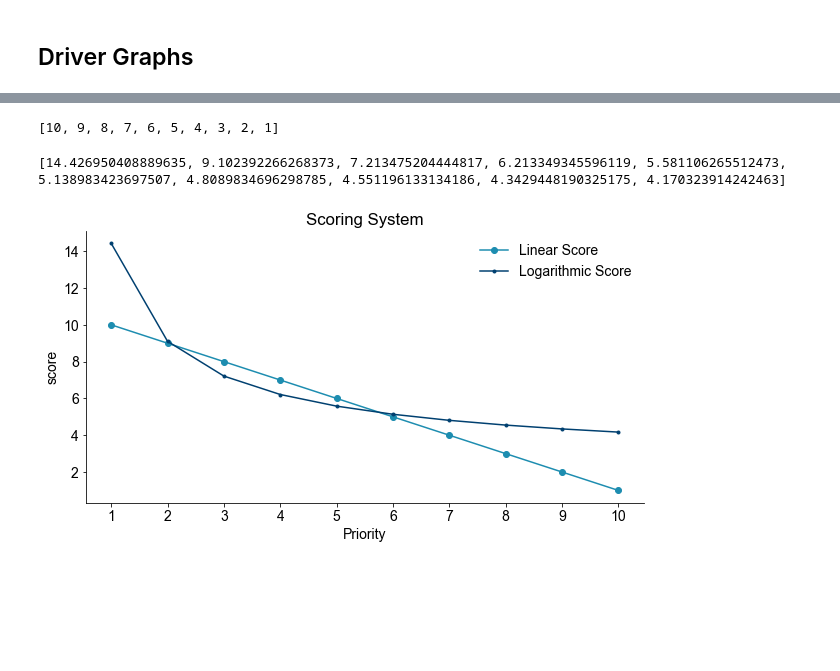
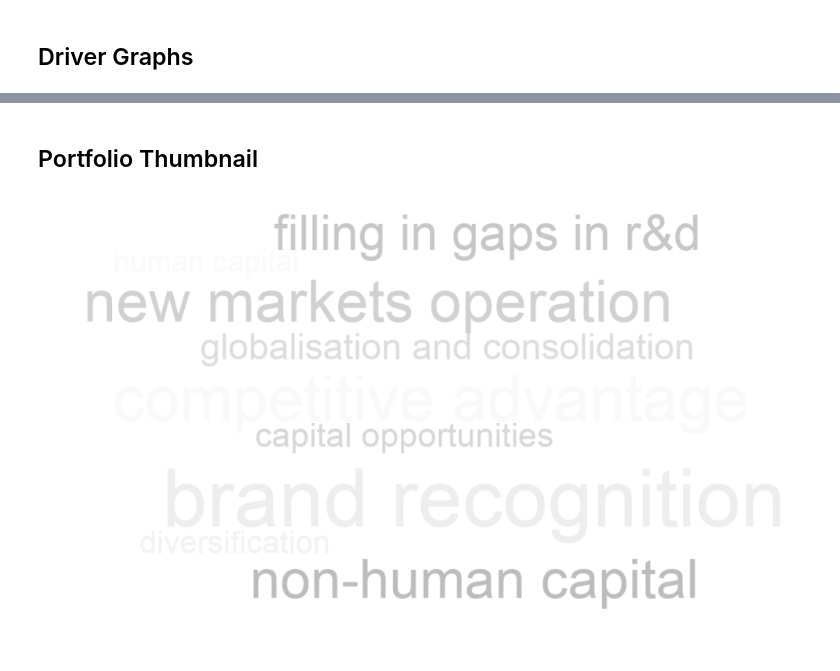
Before and after one commit to Sn0oze/SurveyClouds, a Jupyter notebook: surveyClouds.ipynb, the cells around one changed output, grey strips where cells are left out. Cells and saved outputs as stored; diff of their text form; code cells hidden in the pictures; blank space fills up the shorter version.

Commit message:
Updated Interview answers and added white-gray cloud for portfolio thumbnail

```diff
--- a/surveyClouds.ipynb
+++ b/surveyClouds.ipynb
@@ -31,6 +31,7 @@ light_gray = "#afafaf"
 # %%
 LiBlGr = LinearSegmentedColormap.from_list("LiBlGr", [light_blue,light_gray], N=256, gamma=1.0)
 DaBlGr = LinearSegmentedColormap.from_list("DaBlGr", [dark_blue,light_gray], N=256, gamma=1.0)
+WhGr = LinearSegmentedColormap.from_list("DaBlGr", ["#ffffff","#bababa"], N=256, gamma=1.0)
 # %% [markdown]
 ## Utility Functions
 # %%
@@ -273,20 +286,21 @@ linear_scores = list(map(lambda x: total_drivers-x,driver_range))
-# %%
-print(linear_scores)
-# %% [output]
-[10, 9, 8, 7, 6, 5, 4, 3, 2, 1]
-# %%
-print(log_scores)
-# %% [output]
-[14.426950408889635, 9.102392266268373, 7.213475204444817, 6.213349345596119, 5.581106265512473, 5.138983423697507, 4.8089834696298785, 4.551196133134186, 4.3429448190325175, 4.170323914242463]
-# %%
-show_scoring_scales(
-    [
-        (linear_scores,"Linear Score", light_blue, "o" ),
-        (log_scores,"Logarithmic Score", dark_blue, ".")
-    ],
-    x_labels=priority_labels,
-    title="Scoring System",
-    save_plots = save_plots
-)
-# %% [output]
-[figure, removed]
+# %% [markdown]
+## Portfolio Thumbnail
+# %%
+portfolio_cloud = WordCloud(
+    colormap=WhGr,
+    random_state=25,
+    mask=mask,
+    background_color=background,
+    mode=mode,
+    collocations=collocations,
+    min_font_size=min_font_size,
+    prefer_horizontal=prefer_horizontal,
+    relative_scaling=relative_scaling,
+    font_path=font_path
+)
+# %%
+group, scores = list(scores_dict.items())[0]
+portfolio_cloud.generate_from_frequencies(scores)
+show_cloud(portfolio_cloud, save=True, file_name="images/portfolio_cloud.png")
+# %% [output]
+[figure, added]
```
Also changed, not shown: parts of 9 cells of this notebook, 9 other files.
